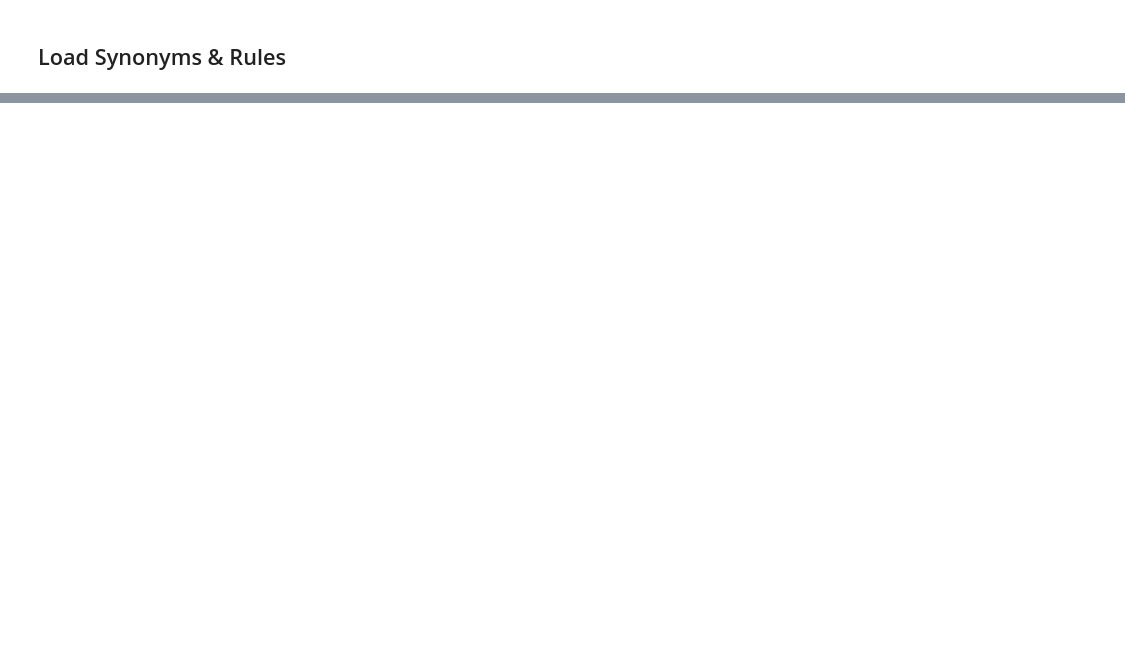
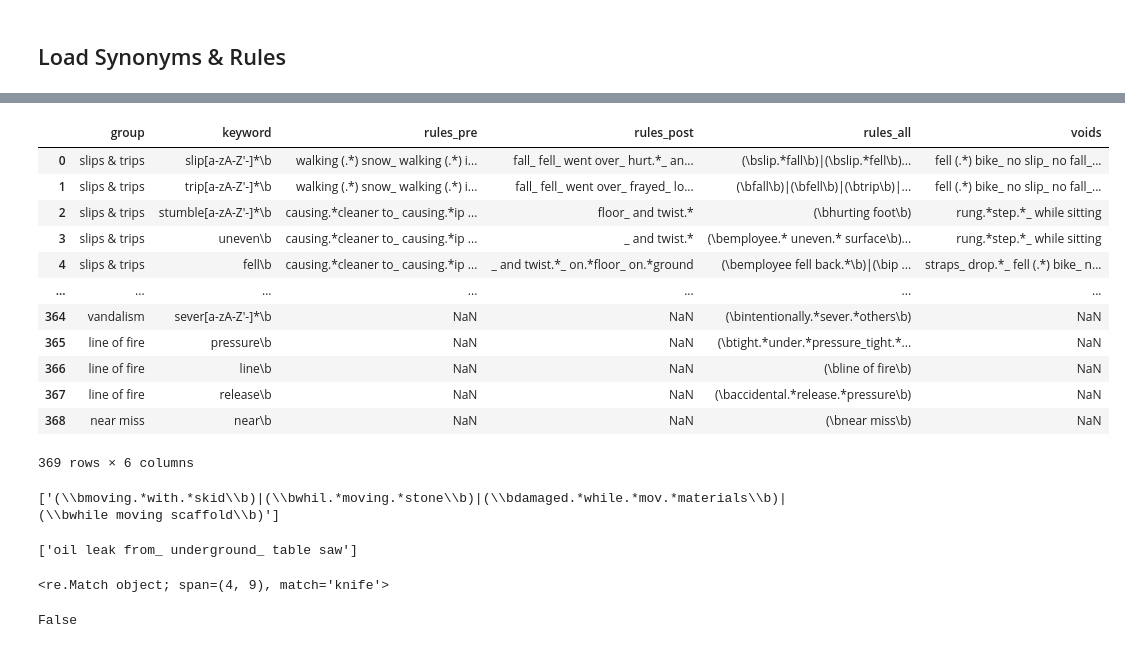
Before and after one commit to 3minuterecord/safety_report_topic_classification, a Jupyter notebook: rough_work.ipynb, the cells around one changed output, grey strips where cells are left out. Cells and saved outputs as stored; diff of their text form; code cells hidden in the pictures; blank space fills up the shorter version.

```diff
--- a/rough_work.ipynb
+++ b/rough_work.ipynb
@@ -1676,0 +1069,24 @@ Name: text, Length: 27157, dtype: object
+# %%
+rules = pd.read_csv('data/rule_book_kwic.csv')
+
+syns_data = pd.read_csv('synonyms.csv')
+syns_data['syn'] = syns_data['syn'].apply(rbfuncts.replace_syns)
+syns_db = syns_data
+
+rules["keyword"] = [x.replace("*", "[a-zA-Z'-]*") + r"\b" for x in rules["keyword"]]
+rules["rules_all"] = [translate_to_regex(x, syns_db) for x in rules["rules_all"]]
+rules
+# %% [output]
+|  | group | keyword | rules_pre | rules_post | rules_all | voids |
+| 0 | slips & trips | slip[a-zA-Z'-]*\b | walking (.*) snow_ walking (.*) i... | fall_ fell_ went over_ hurt.*_ an... | (\bslip.*fall\b)|(\bslip.*fell\b)... | fell (.*) bike_ no slip_ no fall_... |
+| 1 | slips & trips | trip[a-zA-Z'-]*\b | walking (.*) snow_ walking (.*) i... | fall_ fell_ went over_ frayed_ lo... | (\bfall\b)|(\bfell\b)|(\btrip\b)|... | fell (.*) bike_ no slip_ no fall_... |
+| 2 | slips & trips | stumble[a-zA-Z'-]*\b | causing.*cleaner to_ causing.*ip ... | floor_ and twist.* | (\bhurting foot\b) | rung.*step.*_ while sitting |
+| 3 | slips & trips | uneven\b | causing.*cleaner to_ causing.*ip ... | _ and twist.* | (\bemployee.* uneven.* surface\b)... | rung.*step.*_ while sitting |
+| 4 | slips & trips | fell\b | causing.*cleaner to_ causing.*ip ... | _ and twist.*_ on.*floor_ on.*ground | (\bemployee fell back.*\b)|(\bip ... | straps_ drop.*_ fell (.*) bike_ n... |
+| ... | ... | ... | ... | ... | ... | ... |
+| 364 | vandalism | sever[a-zA-Z'-]*\b | NaN | NaN | (\bintentionally.*sever.*others\b) | NaN |
+| 365 | line of fire | pressure\b | NaN | NaN | (\btight.*under.*pressure_tight.*... | NaN |
+| 366 | line of fire | line\b | NaN | NaN | (\bline of fire\b) | NaN |
+| 367 | line of fire | release\b | NaN | NaN | (\baccidental.*release.*pressure\b) | NaN |
+| 368 | near miss | near\b | NaN | NaN | (\bnear miss\b) | NaN |
+369 rows × 6 columns
@@ -1676,0 +1113,20 @@ Name: text, Length: 27157, dtype: object
+# %%
+tmp = rules[rules['keyword'] == 'moving\\b']
+list(tmp['rules_all'])
+# %% [output]
+['(\\bmoving.*with.*skid\\b)|(\\bwhil.*moving.*stone\\b)|(\\bdamaged.*while.*mov.*materials\\b)|(\\bwhile moving scaffold\\b)']
+# %%
+list(tmp['voids'])
+# %% [output]
+['oil leak from_ underground_ table saw']
+# %%
+doc_test = 'the knife dsddcut his left middle finger, causing the amputation of flesh from the fingertip.'
+any_match = re.search('knife\\b', doc_test)
+print(any_match)
+# %% [output]
+<re.Match object; span=(4, 9), match='knife'>
+# %%
+#pattern = '(knife cut his)'
+rbfuncts.check_presence(chk_rule, doc_test)
+# %% [output]
+False
```
Also changed, not shown: parts of 186 cells of this notebook, 7 other files.
